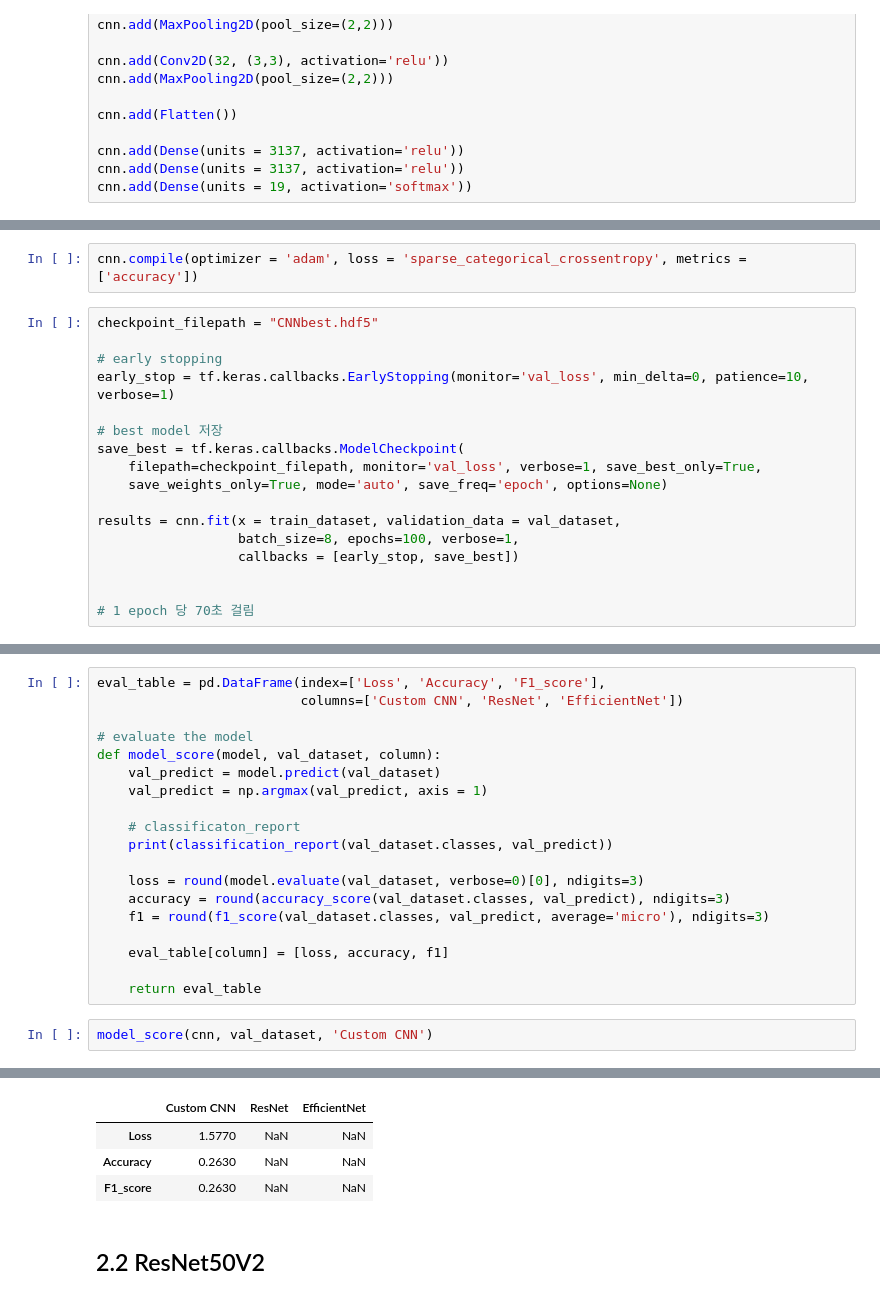
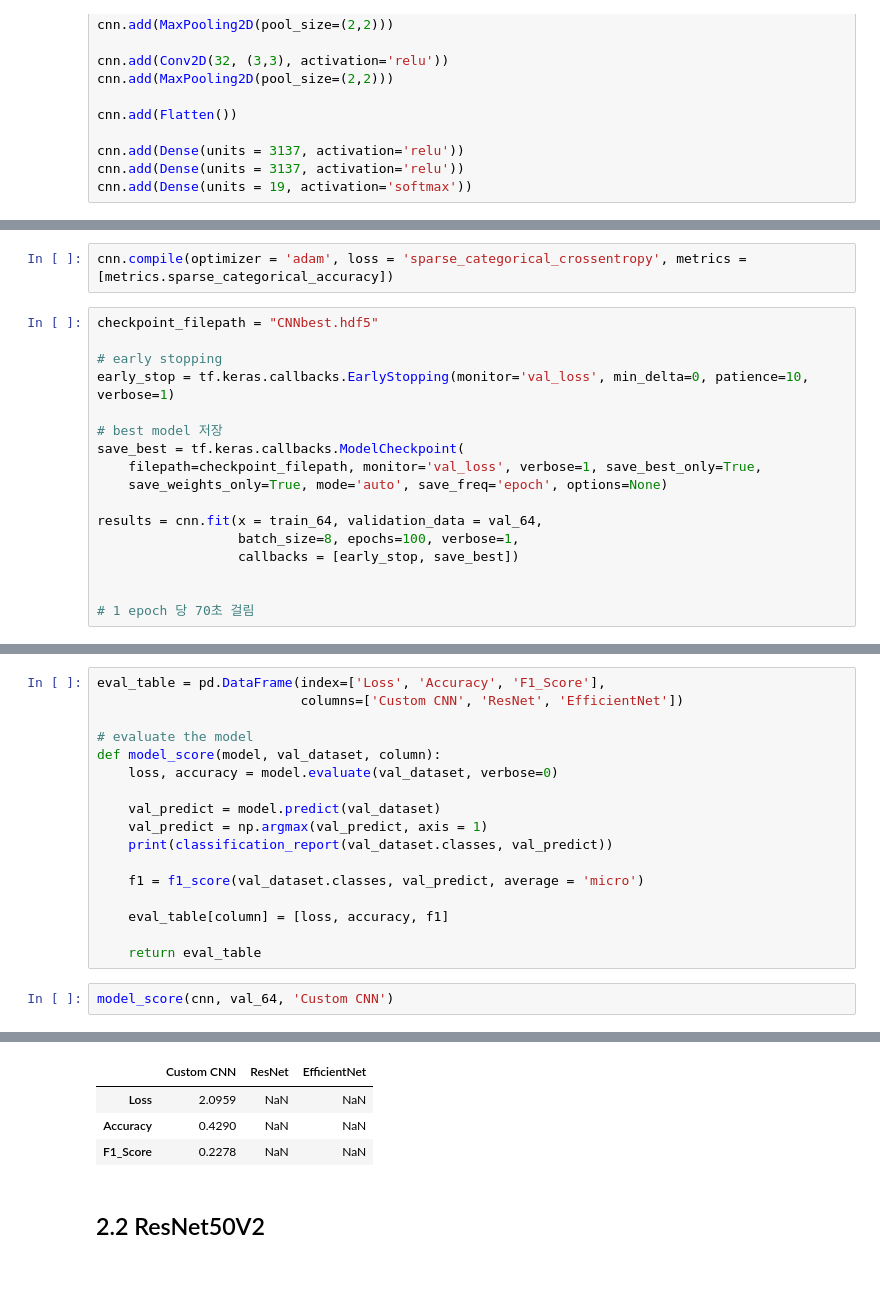
Before and after one commit to HeeYoung-code/Codestates-Project, a Jupyter notebook: section3. deep_learning [도배 하자 이미지 분류]/AI_18_박희영_section3.ipynb, the cells around one changed output, grey strips where cells are left out. Cells and saved outputs as stored; diff of their text form.

```diff
--- a/section3. deep_learning [도배 하자 이미지 분류]/AI_18_박희영_section3.ipynb
+++ b/section3. deep_learning [도배 하자 이미지 분류]/AI_18_박희영_section3.ipynb
@@ -197,5 +184,5 @@ cnn.add(Dense(units = 19, activation='softmax'))
-# %%
-cnn.compile(optimizer = 'adam', loss = 'sparse_categorical_crossentropy', metrics = ['accuracy'])
+# %%
+cnn.compile(optimizer = 'adam', loss = 'sparse_categorical_crossentropy', metrics = [metrics.sparse_categorical_accuracy])
 # %%
 checkpoint_filepath = "CNNbest.hdf5"
 
@@ -207,7 +194,7 @@ save_best = tf.keras.callbacks.ModelCheckpoint(
     filepath=checkpoint_filepath, monitor='val_loss', verbose=1, save_best_only=True,
     save_weights_only=True, mode='auto', save_freq='epoch', options=None)
 
-results = cnn.fit(x = train_dataset, validation_data = val_dataset,
+results = cnn.fit(x = train_64, validation_data = val_64,
                   batch_size=8, epochs=100, verbose=1,
                   callbacks = [early_stop, save_best])
 
@@ -234,24 +221,22 @@ Epoch 24: early stopping
 # %%
-eval_table = pd.DataFrame(index=['Loss', 'Accuracy', 'F1_score'],
+eval_table = pd.DataFrame(index=['Loss', 'Accuracy', 'F1_Score'],
                           columns=['Custom CNN', 'ResNet', 'EfficientNet'])
 
 # evaluate the model
 def model_score(model, val_dataset, column):
+    loss, accuracy = model.evaluate(val_dataset, verbose=0)
+
     val_predict = model.predict(val_dataset)
     val_predict = np.argmax(val_predict, axis = 1)
-
-    # classificaton_report
     print(classification_report(val_dataset.classes, val_predict))
 
-    loss = round(model.evaluate(val_dataset, verbose=0)[0], ndigits=3)
-    accuracy = round(accuracy_score(val_dataset.classes, val_predict), ndigits=3)
-    f1 = round(f1_score(val_dataset.classes, val_predict, average='micro'), ndigits=3)
+    f1 = f1_score(val_dataset.classes, val_predict, average = 'micro')
 
     eval_table[column] = [loss, accuracy, f1]
 
     return eval_table
 # %%
-model_score(cnn, val_dataset, 'Custom CNN')
+model_score(cnn, val_64, 'Custom CNN')
 # %% [output]
 43/43 [==============================] - 3s 75ms/step
               precision    recall  f1-score   support
@@ -273,7 +258,7 @@ weighted avg       0.20      0.26      0.22       338
 |  | Custom CNN | ResNet | EfficientNet |
-| Loss | 1.5770 | NaN | NaN |
-| Accuracy | 0.2630 | NaN | NaN |
-| F1_score | 0.2630 | NaN | NaN |
+| Loss | 2.0959 | NaN | NaN |
+| Accuracy | 0.4290 | NaN | NaN |
+| F1_Score | 0.2278 | NaN | NaN |
 # %% [markdown]
 ## 2.2 ResNet50V2
 # %%
```
Also changed, not shown: parts of 34 cells of this notebook.
